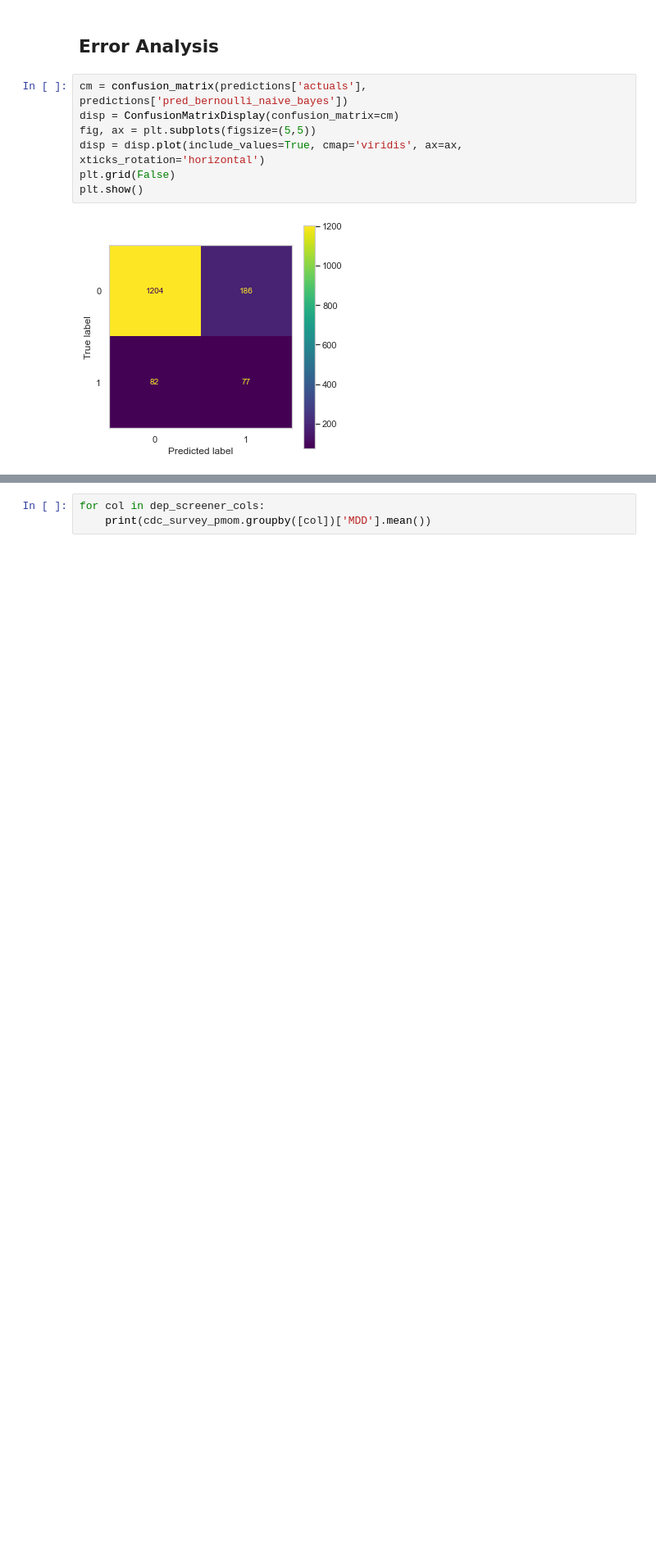
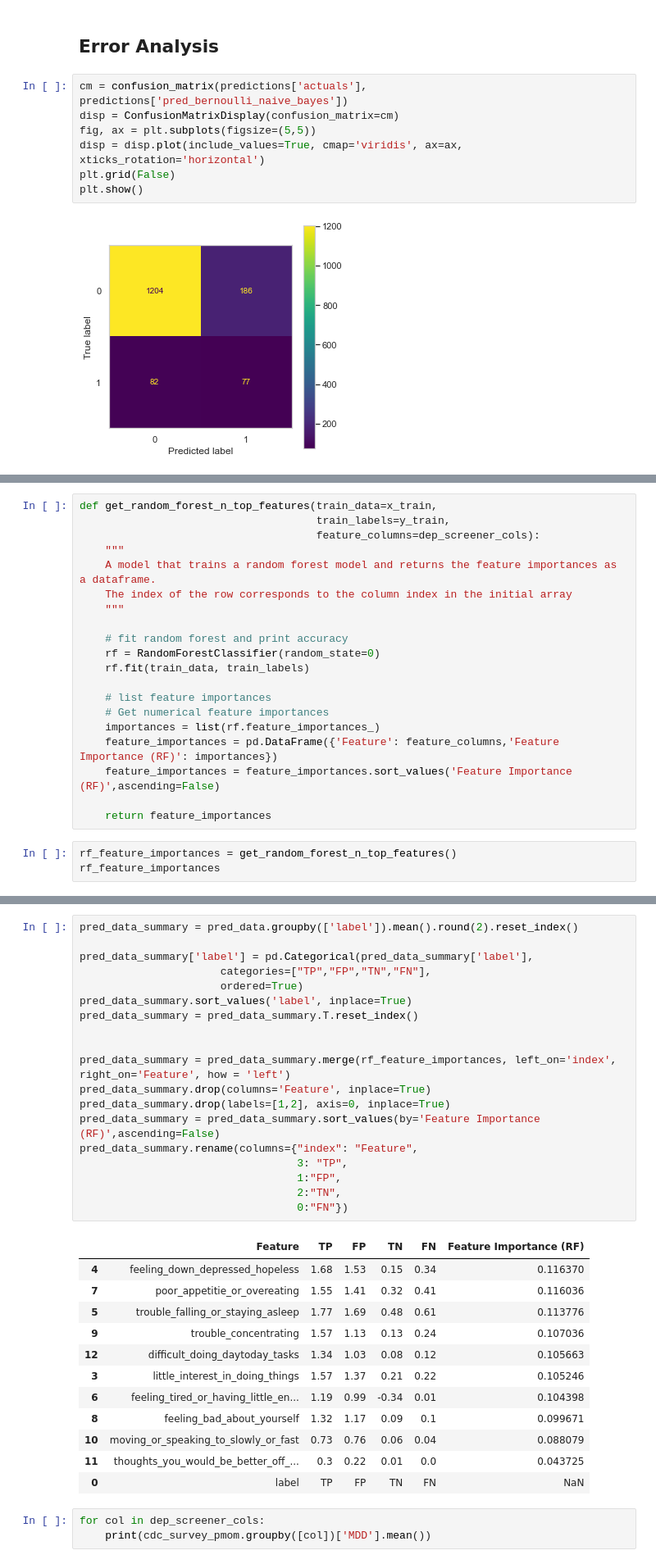
Before and after one commit to orenscarmeli/capstone210-ppd-carmeli_chari_hand_lee, a Jupyter notebook: modeling/error_analysis.ipynb, the cells around one changed output, grey strips where cells are left out. Shown at 82% size. Saved outputs shown, nothing was run; the diff lists cells and outputs as text; blank space fills up the shorter version.

Commit message:
organize feature columns to categories

```diff
--- a/modeling/error_analysis.ipynb
+++ b/modeling/error_analysis.ipynb
@@ -583,0 +613,23 @@ create_error_plots(
+# %%
+def get_random_forest_n_top_features(train_data=x_train,
+                                     train_labels=y_train,
+                                     feature_columns=dep_screener_cols):
+    """
+    A model that trains a random forest model and returns the feature importances as a dataframe.
+    The index of the row corresponds to the column index in the initial array
+    """
+
+    # fit random forest and print accuracy
+    rf = RandomForestClassifier(random_state=0)
+    rf.fit(train_data, train_labels)
+
+    # list feature importances
+    # Get numerical feature importances
+    importances = list(rf.feature_importances_)
+    feature_importances = pd.DataFrame({'Feature': feature_columns,'Feature Importance (RF)': importances})
+    feature_importances = feature_importances.sort_values('Feature Importance (RF)',ascending=False)
+
+    return feature_importances
+# %%
+rf_feature_importances = get_random_forest_n_top_features()
+rf_feature_importances
@@ -584,3 +648,35 @@ create_error_plots(
+# %%
+pred_data_summary = pred_data.groupby(['label']).mean().round(2).reset_index()
+
+pred_data_summary['label'] = pd.Categorical(pred_data_summary['label'],
+                      categories=["TP","FP","TN","FN"],
+                      ordered=True)
+pred_data_summary.sort_values('label', inplace=True)
+pred_data_summary = pred_data_summary.T.reset_index()
+
+
+pred_data_summary = pred_data_summary.merge(rf_feature_importances, left_on='index', right_on='Feature', how = 'left')
+pred_data_summary.drop(columns='Feature', inplace=True)
+pred_data_summary.drop(labels=[1,2], axis=0, inplace=True)
+pred_data_summary = pred_data_summary.sort_values(by='Feature Importance (RF)',ascending=False)
+pred_data_summary.rename(columns={"index": "Feature",
+                                  3: "TP",
+                                  1:"FP",
+                                  2:"TN",
+                                  0:"FN"})
+# %% [output]
+|  | Feature | TP | FP | TN | FN | Feature Importance (RF) |
+| 4 | feeling_down_depressed_hopeless | 1.68 | 1.53 | 0.15 | 0.34 | 0.116370 |
+| 7 | poor_appetitie_or_overeating | 1.55 | 1.41 | 0.32 | 0.41 | 0.116036 |
+| 5 | trouble_falling_or_staying_asleep | 1.77 | 1.69 | 0.48 | 0.61 | 0.113776 |
+| 9 | trouble_concentrating | 1.57 | 1.13 | 0.13 | 0.24 | 0.107036 |
+| 12 | difficult_doing_daytoday_tasks | 1.34 | 1.03 | 0.08 | 0.12 | 0.105663 |
+| 3 | little_interest_in_doing_things | 1.57 | 1.37 | 0.21 | 0.22 | 0.105246 |
+| 6 | feeling_tired_or_having_little_en... | 1.19 | 0.99 | -0.34 | 0.01 | 0.104398 |
+| 8 | feeling_bad_about_yourself | 1.32 | 1.17 | 0.09 | 0.1 | 0.099671 |
+| 10 | moving_or_speaking_to_slowly_or_fast | 0.73 | 0.76 | 0.06 | 0.04 | 0.088079 |
+| 11 | thoughts_you_would_be_better_off_... | 0.3 | 0.22 | 0.01 | 0.0 | 0.043725 |
+| 0 | label | TP | FP | TN | FN | NaN |
 # %%
 for col in dep_screener_cols:
     print(cdc_survey_pmom.groupby([col])['MDD'].mean())
```
Also changed, not shown: parts of 10 cells of this notebook.
